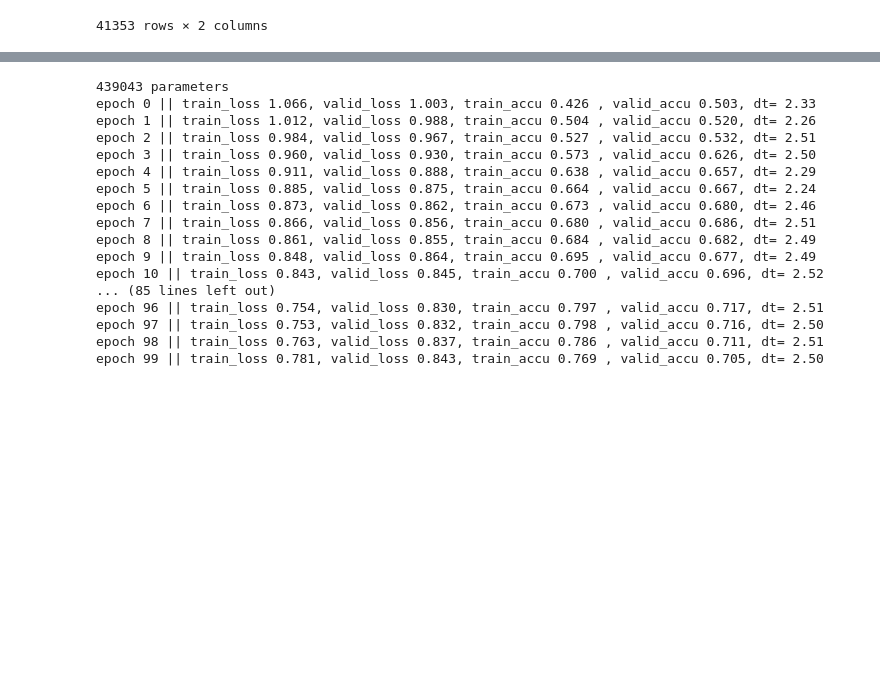
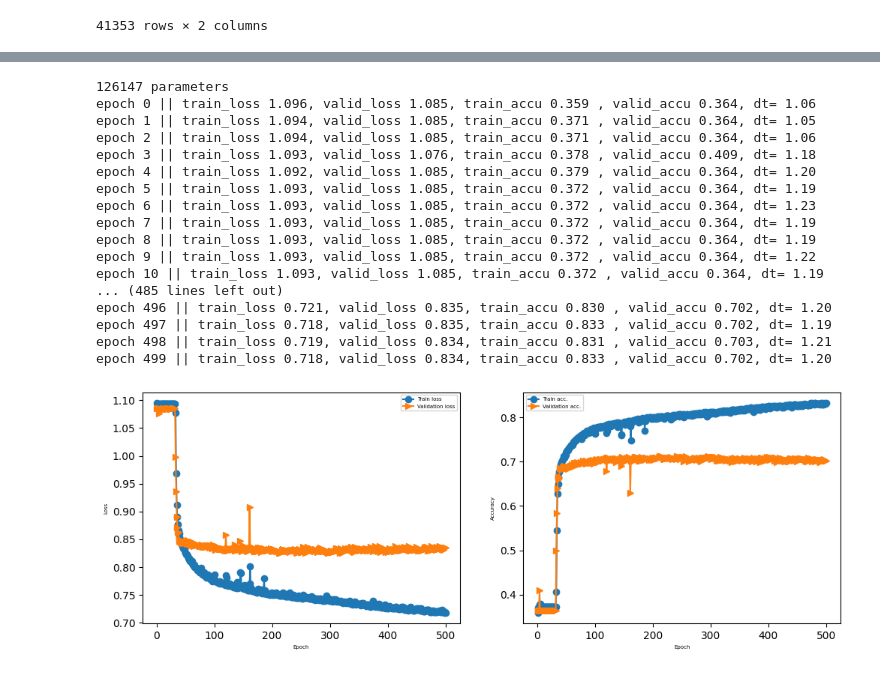
Before and after one commit to mohourzik/sentiment_analysis-project, a Jupyter notebook: word2vec.ipynb, the cells around one changed output, grey strips where cells are left out. Cells and saved outputs as stored; diff of their text form; code cells hidden in the pictures; blank space fills up the shorter version.

```diff
--- a/word2vec.ipynb
+++ b/word2vec.ipynb
@@ -242,7 +242,7 @@ train_dataset = TensorDataset(x_train, y_train)
 test_dataset = TensorDataset(x_test, y_test)
 valid_dataset = TensorDataset(x_valid, y_valid)
 
-batch_size = 32
+batch_size = 128
 train_dl = DataLoader(train_dataset, batch_size= batch_size, shuffle=True, drop_last=True)
 valid_dl = DataLoader(valid_dataset, batch_size = batch_size, shuffle=False, drop_last=True)
 test_dl  = DataLoader(test_dataset, batch_size= batch_size, shuffle=False)
@@ -253,9 +253,9 @@ device = 'cuda' if torch.cuda.is_available() else 'cpu'
 class Model(nn.Module):
     def __init__(self,
                  embed_dim = 300,
-                 hidden_size = 128,
-                 bidirectional = True,
-                 num_layers = 1,
+                 hidden_size = 64,
+                 bidirectional = False,
+                 num_layers = 2,
                  dropout = 0.2
         ):
         super(Model, self).__init__()
@@ -268,14 +268,15 @@ class Model(nn.Module):
                             bias= False,
                             bidirectional=bidirectional,
                             batch_first=True,
-                            # dropout=dropout if num_layers > 1 else 0
+                            dropout=dropout
         )
         self.D = 1 if self.bidirectional == False else 2
         self.fc2 = nn.Linear(self.D * hidden_size , 3)
 
     def forward(self, x):
-        # B, T, C = x.shape
+        B, T, C = x.shape
         out, (h1, c1) = self.lstm(x)
+        out = out[:, -1, :]
         out = F.softmax(self.fc2(out), dim = -1)
         return out
 
@@ -295,8 +296,7 @@ train_losses = []
 valid_losses = []
 train_accuracies = []
 valid_accuracies = []
-
-num_iter = 100
+num_iter = 500
 for i in range(num_iter):
     train_loss = 0
     train_acc = 0
@@ -307,55 +307,77 @@ for i in range(num_iter):
         # forward pass
         xb_train = xb_train.to(device)
         yb_train = yb_train.to(device)
-        with torch.autocast(device_type = 'cuda', dtype = torch.float16):
-            logits= model(xb_train)[:, -1, :]
+        with torch.autocast(device_type = 'cuda', dtype = torch.bfloat16):
+            logits= model(xb_train)
             loss = F.cross_entropy(logits, yb_train)
         # backward pass
         loss.backward()
         train_loss += loss.item() * batch_size
         train_acc += (torch.argmax(logits, dim = 1) == yb_train).float().sum().item()
         # update the gradient
         optimizer.step()
 
     train_loss /= len(train_dl.dataset)
     train_acc /= len(train_dl.dataset)
 
     model.eval()
     valid_loss = 0
     valid_acc = 0
     with torch.no_grad():
         for xb_valid, yb_valid in valid_dl:
             xb_valid = xb_valid.to(device)
             yb_valid = yb_valid.to(device)
-            logits = model(xb_valid)[:, -1, :]
+            logits = model(xb_valid)
             loss = F.cross_entropy(logits, yb_valid)
             valid_loss += loss.item() * batch_size
             valid_acc += (torch.argmax(logits, dim = 1) == yb_valid).float().sum().item()
 
     valid_loss /= len(valid_dl.dataset)
     valid_acc /= len(valid_dl.dataset)
     train_losses.append(train_loss)
     valid_losses.append(valid_loss)
     train_accuracies.append(train_acc)
     valid_accuracies.append(valid_acc)
     t2 = time.time()
     dt = (t2 - t1)
     print(f'epoch {i} || train_loss {train_loss:.3f}, valid_loss {valid_loss:.3f}, train_accu {train_acc:.3f} , valid_accu {valid_acc:.3f}, dt= {dt:.2f}')
+
+import matplotlib.pyplot as plt
+
+x_arr = np.arange(num_iter) + 1
+
+fig = plt.figure(figsize=(12, 4))
+ax = fig.add_subplot(1, 2, 1)
+ax.plot(x_arr, train_losses, '-o', label='Train loss')
+ax.plot(x_arr, valid_losses, '->', label='Validation loss')
+ax.legend(fontsize=5)
+ax.set_xlabel('Epoch', size=5)
+ax.set_ylabel('Loss', size=5)
+
+ax = fig.add_subplot(1, 2, 2)
+ax.plot(x_arr, train_accuracies, '-o', label='Train acc.')
+ax.plot(x_arr, valid_accuracies, '->', label='Validation acc.')
+ax.legend(fontsize=5)
+ax.set_xlabel('Epoch', size=5)
+ax.set_ylabel('Accuracy', size=5)
+
+plt.show()
 # %% [output]
-439043 parameters
-epoch 0 || train_loss 1.066, valid_loss 1.003, train_accu 0.426 , valid_accu 0.503, dt= 2.33
-epoch 1 || train_loss 1.012, valid_loss 0.988, train_accu 0.504 , valid_accu 0.520, dt= 2.26
-epoch 2 || train_loss 0.984, valid_loss 0.967, train_accu 0.527 , valid_accu 0.532, dt= 2.51
-epoch 3 || train_loss 0.960, valid_loss 0.930, train_accu 0.573 , valid_accu 0.626, dt= 2.50
-epoch 4 || train_loss 0.911, valid_loss 0.888, train_accu 0.638 , valid_accu 0.657, dt= 2.29
-epoch 5 || train_loss 0.885, valid_loss 0.875, train_accu 0.664 , valid_accu 0.667, dt= 2.24
-epoch 6 || train_loss 0.873, valid_loss 0.862, train_accu 0.673 , valid_accu 0.680, dt= 2.46
-epoch 7 || train_loss 0.866, valid_loss 0.856, train_accu 0.680 , valid_accu 0.686, dt= 2.51
-epoch 8 || train_loss 0.861, valid_loss 0.855, train_accu 0.684 , valid_accu 0.682, dt= 2.49
-epoch 9 || train_loss 0.848, valid_loss 0.864, train_accu 0.695 , valid_accu 0.677, dt= 2.49
-epoch 10 || train_loss 0.843, valid_loss 0.845, train_accu 0.700 , valid_accu 0.696, dt= 2.52
-... (85 lines left out)
-epoch 96 || train_loss 0.754, valid_loss 0.830, train_accu 0.797 , valid_accu 0.717, dt= 2.51
-epoch 97 || train_loss 0.753, valid_loss 0.832, train_accu 0.798 , valid_accu 0.716, dt= 2.50
-epoch 98 || train_loss 0.763, valid_loss 0.837, train_accu 0.786 , valid_accu 0.711, dt= 2.51
-epoch 99 || train_loss 0.781, valid_loss 0.843, train_accu 0.769 , valid_accu 0.705, dt= 2.50
+126147 parameters
+epoch 0 || train_loss 1.096, valid_loss 1.085, train_accu 0.359 , valid_accu 0.364, dt= 1.06
+epoch 1 || train_loss 1.094, valid_loss 1.085, train_accu 0.371 , valid_accu 0.364, dt= 1.05
+epoch 2 || train_loss 1.094, valid_loss 1.085, train_accu 0.371 , valid_accu 0.364, dt= 1.06
+epoch 3 || train_loss 1.093, valid_loss 1.076, train_accu 0.378 , valid_accu 0.409, dt= 1.18
+epoch 4 || train_loss 1.092, valid_loss 1.085, train_accu 0.379 , valid_accu 0.364, dt= 1.20
+epoch 5 || train_loss 1.093, valid_loss 1.085, train_accu 0.372 , valid_accu 0.364, dt= 1.19
+epoch 6 || train_loss 1.093, valid_loss 1.085, train_accu 0.372 , valid_accu 0.364, dt= 1.23
+epoch 7 || train_loss 1.093, valid_loss 1.085, train_accu 0.372 , valid_accu 0.364, dt= 1.19
+epoch 8 || train_loss 1.093, valid_loss 1.085, train_accu 0.372 , valid_accu 0.364, dt= 1.19
+epoch 9 || train_loss 1.093, valid_loss 1.085, train_accu 0.372 , valid_accu 0.364, dt= 1.22
+epoch 10 || train_loss 1.093, valid_loss 1.085, train_accu 0.372 , valid_accu 0.364, dt= 1.19
+... (485 lines left out)
+epoch 496 || train_loss 0.721, valid_loss 0.835, train_accu 0.830 , valid_accu 0.702, dt= 1.20
+epoch 497 || train_loss 0.718, valid_loss 0.835, train_accu 0.833 , valid_accu 0.702, dt= 1.19
+epoch 498 || train_loss 0.719, valid_loss 0.834, train_accu 0.831 , valid_accu 0.703, dt= 1.21
+epoch 499 || train_loss 0.718, valid_loss 0.834, train_accu 0.833 , valid_accu 0.702, dt= 1.20
+[figure, added]
```
Also changed, not shown: parts of 5 cells of this notebook.
